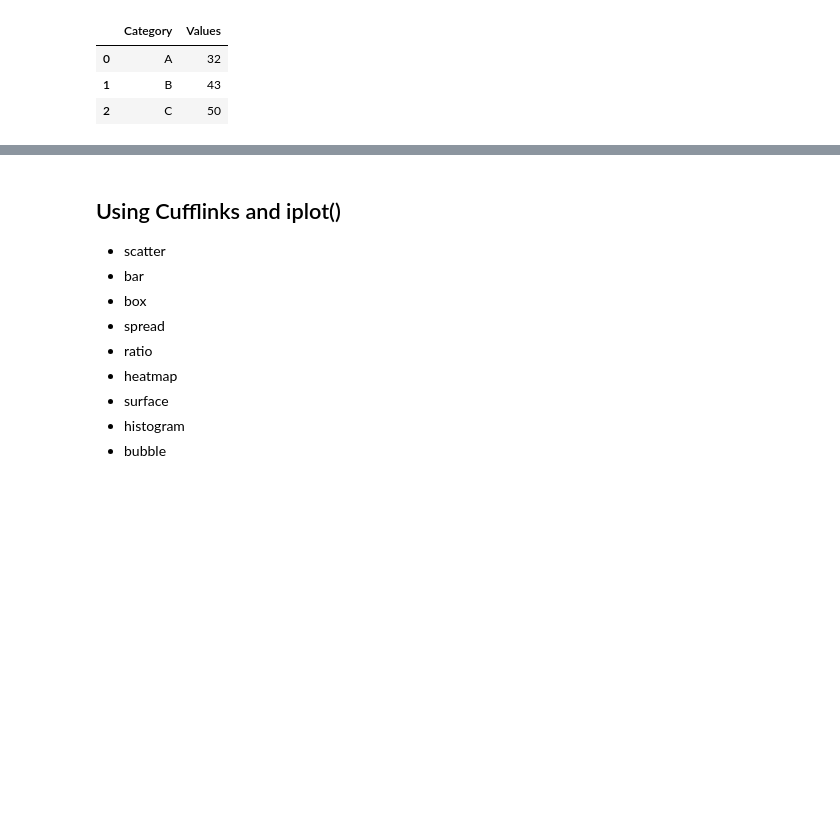
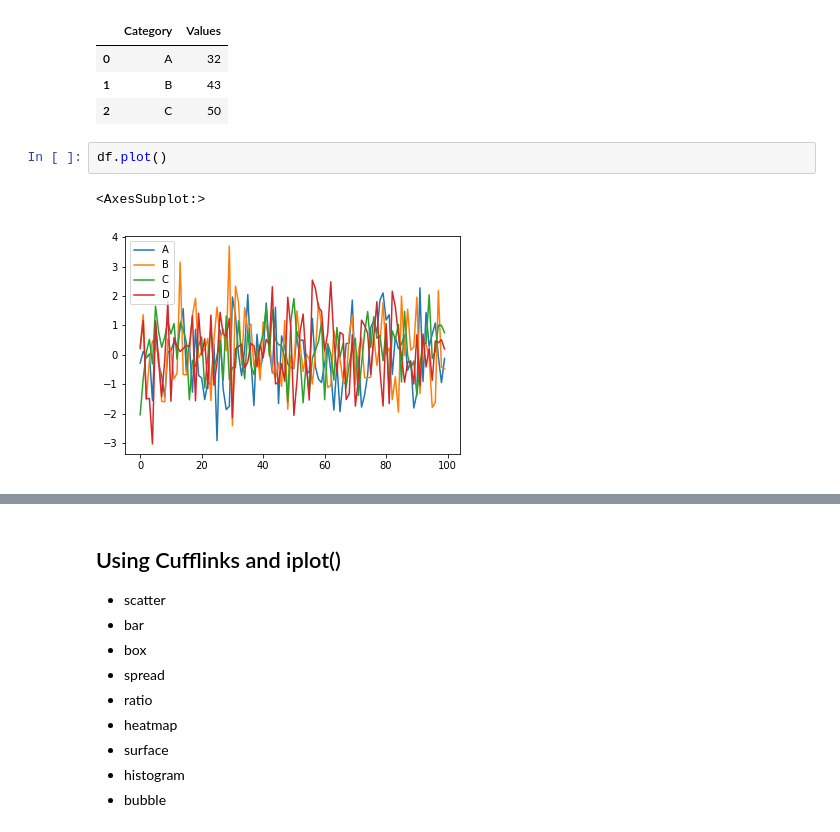
Before and after one commit to ritesh-chafer/python-for-data-science-and-machine-learning-bootcamp, a Jupyter notebook: Python for Data Visualization/Plotly and Cufflinks/Plotly and Cufflinks.ipynb, the cells around one changed output, grey strips where cells are left out. Cells and saved outputs as stored; diff of their text form; blank space fills up the shorter version.

```diff
--- a/Python for Data Visualization/Plotly and Cufflinks/Plotly and Cufflinks.ipynb
+++ b/Python for Data Visualization/Plotly and Cufflinks/Plotly and Cufflinks.ipynb
@@ -55,3 +55,8 @@ df2.head()
 | 0 | A | 32 |
 | 1 | B | 43 |
 | 2 | C | 50 |
+# %%
+df.plot()
+# %% [output]
+<AxesSubplot:>
+[figure, added]
```
Also changed, not shown: parts of 2 cells of this notebook.
